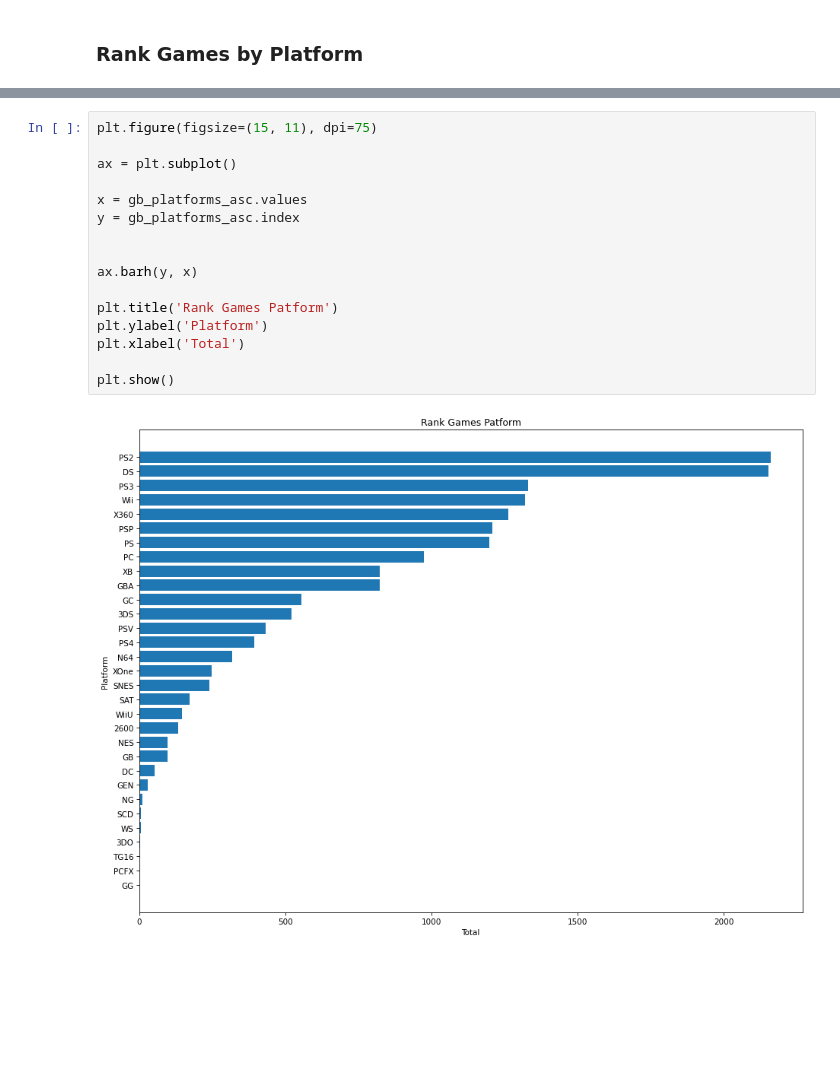
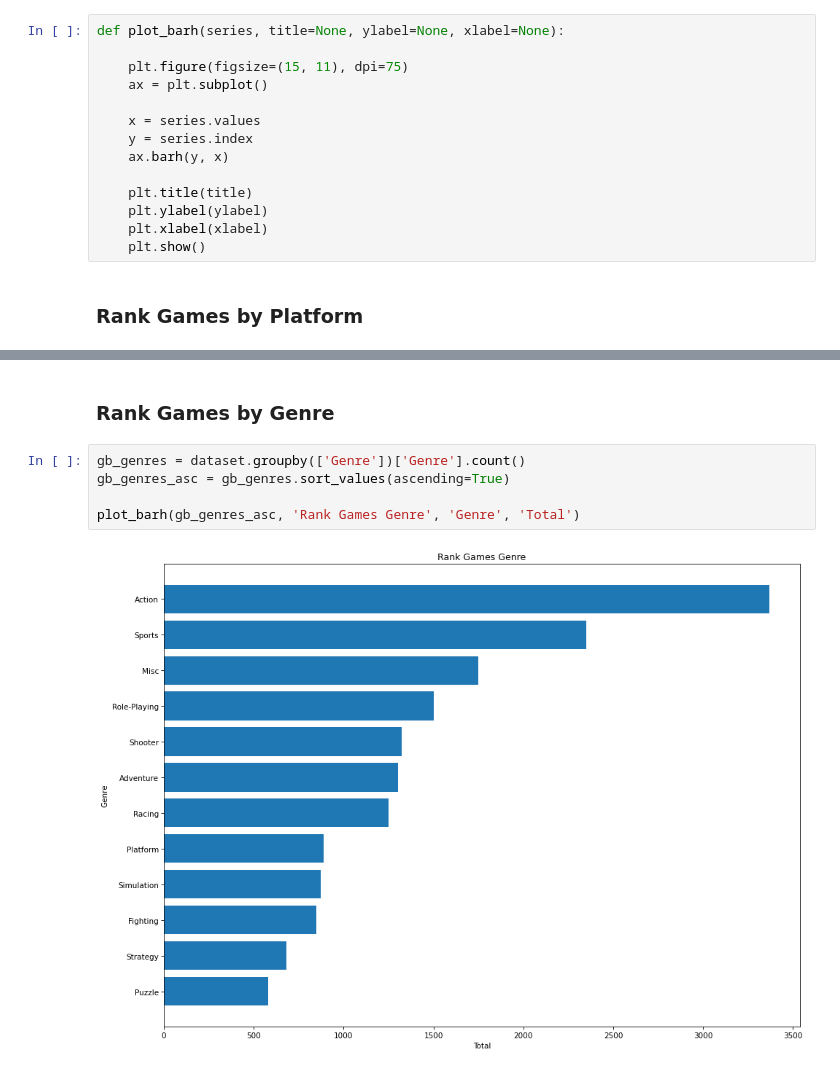
Before and after one commit to faustofcjr/artificial-intelligence, a Jupyter notebook: kaggle/video-game-sales/main.ipynb, the cells around one changed output, grey strips where cells are left out. Cells and saved outputs as stored; diff of their text form; blank space fills up the shorter version.

```diff
--- a/kaggle/video-game-sales/main.ipynb
+++ b/kaggle/video-game-sales/main.ipynb
@@ -65,5 +105,19 @@ dataset.describe()
 # %% [markdown]
 ## DATA VISUALIZATION
+# %%
+def plot_barh(series, title=None, ylabel=None, xlabel=None):
+
+    plt.figure(figsize=(15, 11), dpi=75)
+    ax = plt.subplot()
+
+    x = series.values
+    y = series.index
+    ax.barh(y, x)
+
+    plt.title(title)
+    plt.ylabel(ylabel)
+    plt.xlabel(xlabel)
+    plt.show()
 # %% [markdown]
 ### Rank Games by Platform
 # %%
@@ -72,18 +130,9 @@ gb_platforms_asc = gb_platforms.sort_values(ascending=True)
-# %%
-plt.figure(figsize=(15, 11), dpi=75)
-
-ax = plt.subplot()
-
-x = gb_platforms_asc.values
-y = gb_platforms_asc.index
-
-
-ax.barh(y, x)
-
-plt.title('Rank Games Patform')
-plt.ylabel('Platform')
-plt.xlabel('Total')
-
-plt.show()
-# %% [output]
-[figure, removed]
+# %% [markdown]
+### Rank Games by Genre
+# %%
+gb_genres = dataset.groupby(['Genre'])['Genre'].count()
+gb_genres_asc = gb_genres.sort_values(ascending=True)
+
+plot_barh(gb_genres_asc, 'Rank Games Genre', 'Genre', 'Total')
+# %% [output]
+[figure, added]
```
Also changed, not shown: parts of 21 cells of this notebook, 1 other file.
